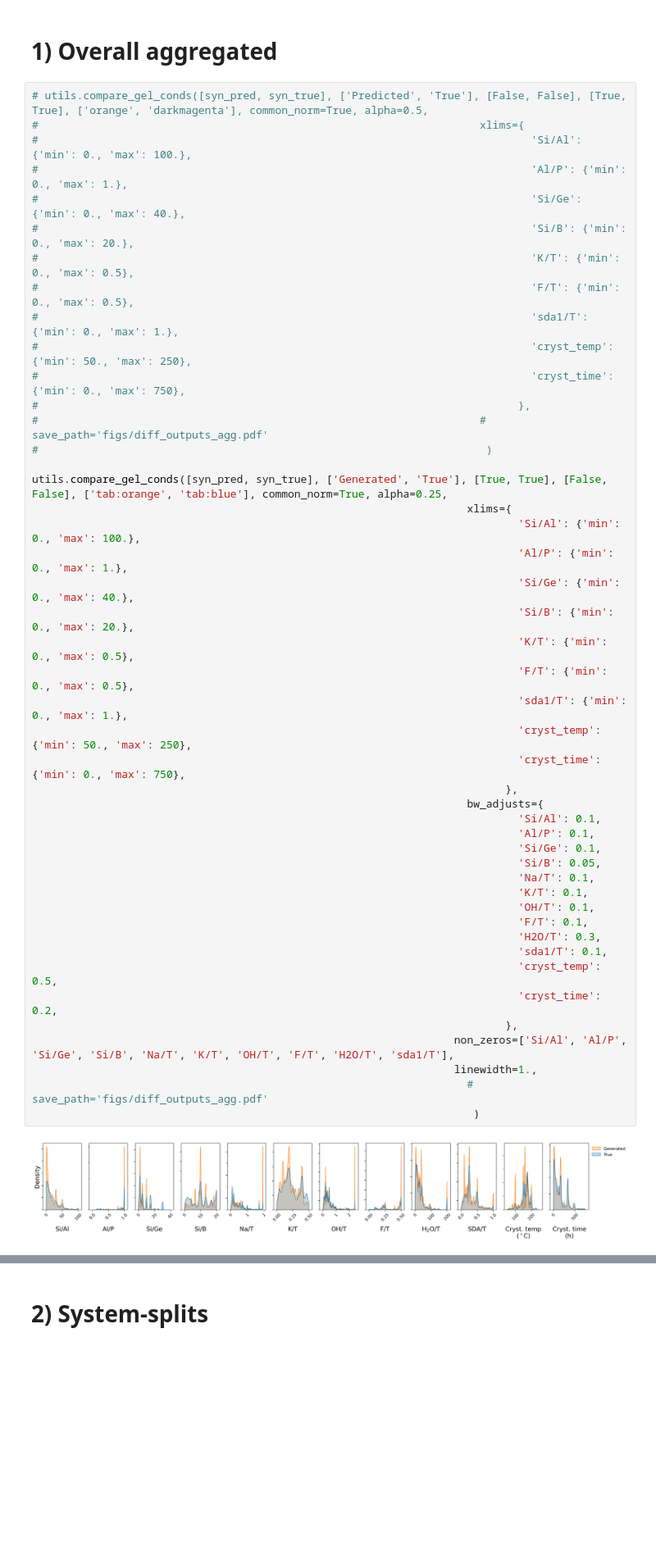
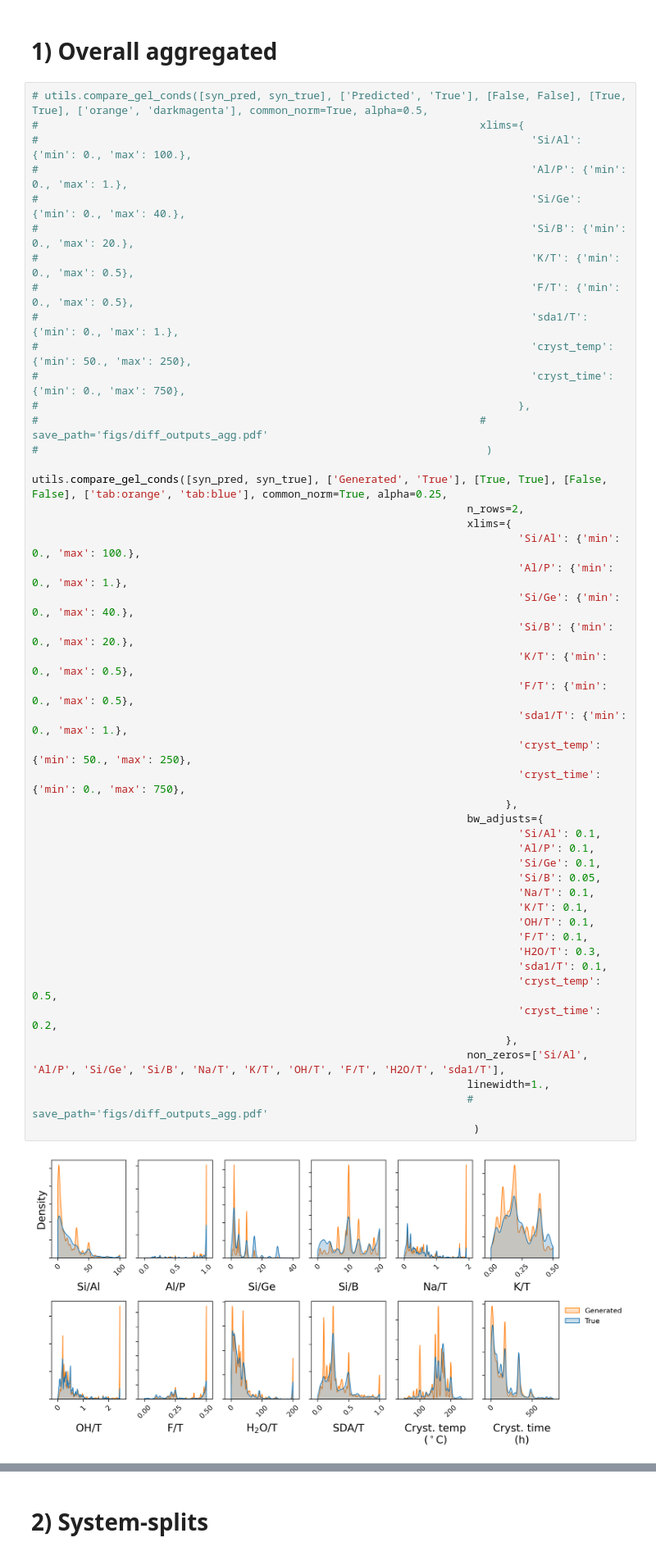
Before and after one commit to eltonpan/zeosyn_gen, a Jupyter notebook: notebooks/visualize_pred_diff.ipynb, the cells around one changed output, grey strips where cells are left out. Shown at 82% size. Cells and saved outputs as stored; diff of their text form; blank space fills up the shorter version.

Commit message:
add multi-row subplots for compare_gel_conds and updated aggregated diffusion output plot

```diff
--- a/notebooks/visualize_pred_diff.ipynb
+++ b/notebooks/visualize_pred_diff.ipynb
@@ -79,37 +79,38 @@ Loading synthetic predictions from saved predictions...
 #                                                                      )
 
 utils.compare_gel_conds([syn_pred, syn_true], ['Generated', 'True'], [True, True], [False, False], ['tab:orange', 'tab:blue'], common_norm=True, alpha=0.25,
+                                                                    n_rows=2,
                                                                     xlims={
                                                                             'Si/Al': {'min': 0., 'max': 100.},
                                                                             'Al/P': {'min': 0., 'max': 1.},
                                                                             'Si/Ge': {'min': 0., 'max': 40.},
                                                                             'Si/B': {'min': 0., 'max': 20.},
                                                                             'K/T': {'min': 0., 'max': 0.5},
                                                                             'F/T': {'min': 0., 'max': 0.5},
                                                                             'sda1/T': {'min': 0., 'max': 1.},
                                                                             'cryst_temp': {'min': 50., 'max': 250},
                                                                             'cryst_time': {'min': 0., 'max': 750},
                                                                           },
                                                                     bw_adjusts={
                                                                             'Si/Al': 0.1,
                                                                             'Al/P': 0.1,
                                                                             'Si/Ge': 0.1,
                                                                             'Si/B': 0.05,
                                                                             'Na/T': 0.1,
                                                                             'K/T': 0.1,
                                                                             'OH/T': 0.1,
                                                                             'F/T': 0.1,
                                                                             'H2O/T': 0.3,
                                                                             'sda1/T': 0.1,
                                                                             'cryst_temp': 0.5,
                                                                             'cryst_time': 0.2,
                                                                           },
-                                                                  non_zeros=['Si/Al', 'Al/P', 'Si/Ge', 'Si/B', 'Na/T', 'K/T', 'OH/T', 'F/T', 'H2O/T', 'sda1/T'],
-                                                                  linewidth=1.,
-                                                                    #  save_path='figs/diff_outputs_agg.pdf'
+                                                                    non_zeros=['Si/Al', 'Al/P', 'Si/Ge', 'Si/B', 'Na/T', 'K/T', 'OH/T', 'F/T', 'H2O/T', 'sda1/T'],
+                                                                    linewidth=1.,
+                                                                    # save_path='figs/diff_outputs_agg.pdf'
                                                                      )
 # %% [output]
-[figure, old version]
+[figure, new version]
 Figure saved at figs/diff_outputs_agg.pdf
 # %% [markdown]
 # 2) System-splits
```
Also changed, not shown: 2 other files.
